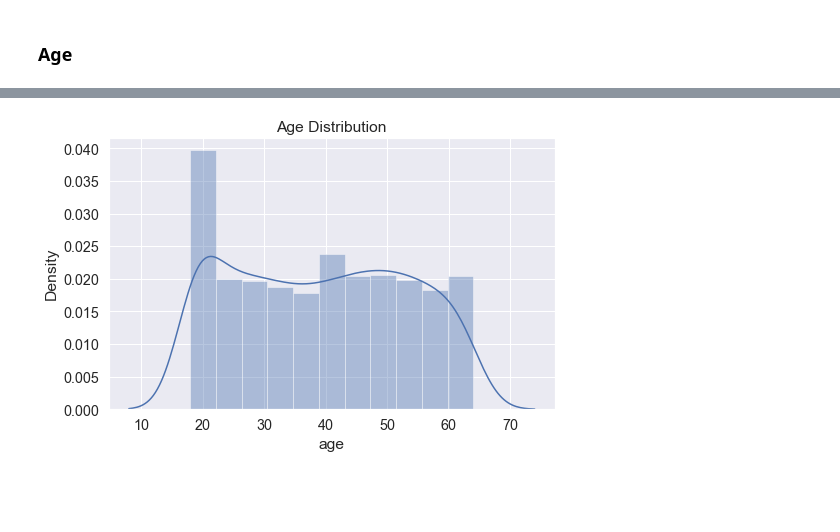
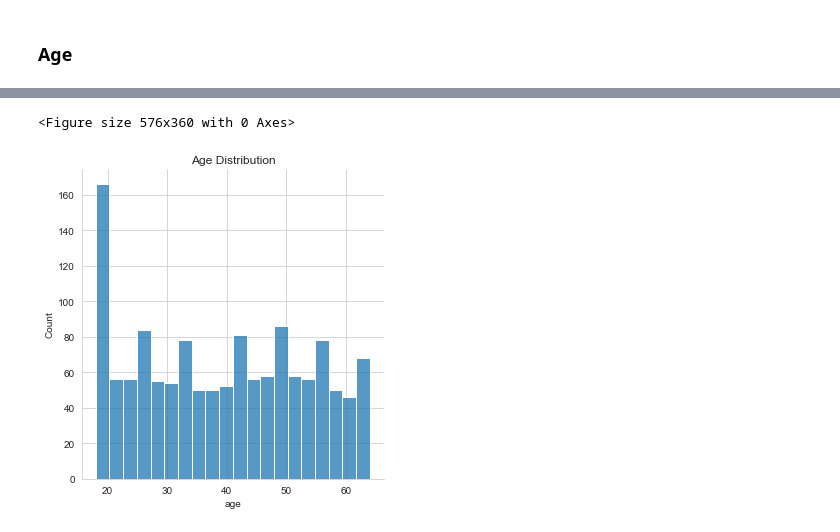
Before and after one commit to Thomas4Daniel/medical-insurance-cost-analysis, a Jupyter notebook: project.ipynb, the cells around one changed output, grey strips where cells are left out. Drawn from its saved outputs; the diff is of its cells as text; code cells hidden in the pictures; blank space fills up the shorter version.

Commit message:
Added some visualizations

```diff
--- a/project.ipynb
+++ b/project.ipynb
@@ -85,7 +113,10 @@ Index(['age', 'sex', 'bmi', 'children', 'smoker', 'region', 'charges'], dtype='o
 # %%
+# Plotting a Frequency Distribution of the age
 plt.figure(figsize = (8, 5))
-sns.distplot(data['age'])
+sns.set_style('whitegrid')
+sns.displot(data['age'], bins = 20)
 plt.title('Age Distribution')
 plt.show()
 # %% [output]
+<Figure size 576x360 with 0 Axes>
-[figure, old version]
+[figure, new version]
```
Also changed, not shown: parts of 23 cells of this notebook.
